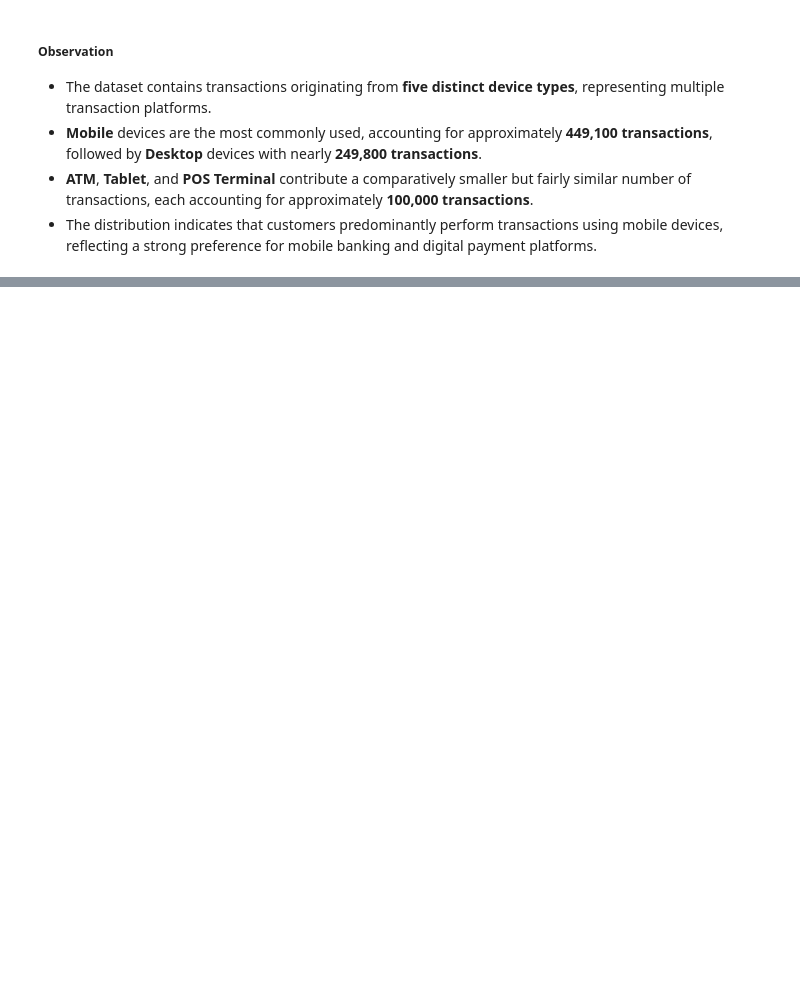
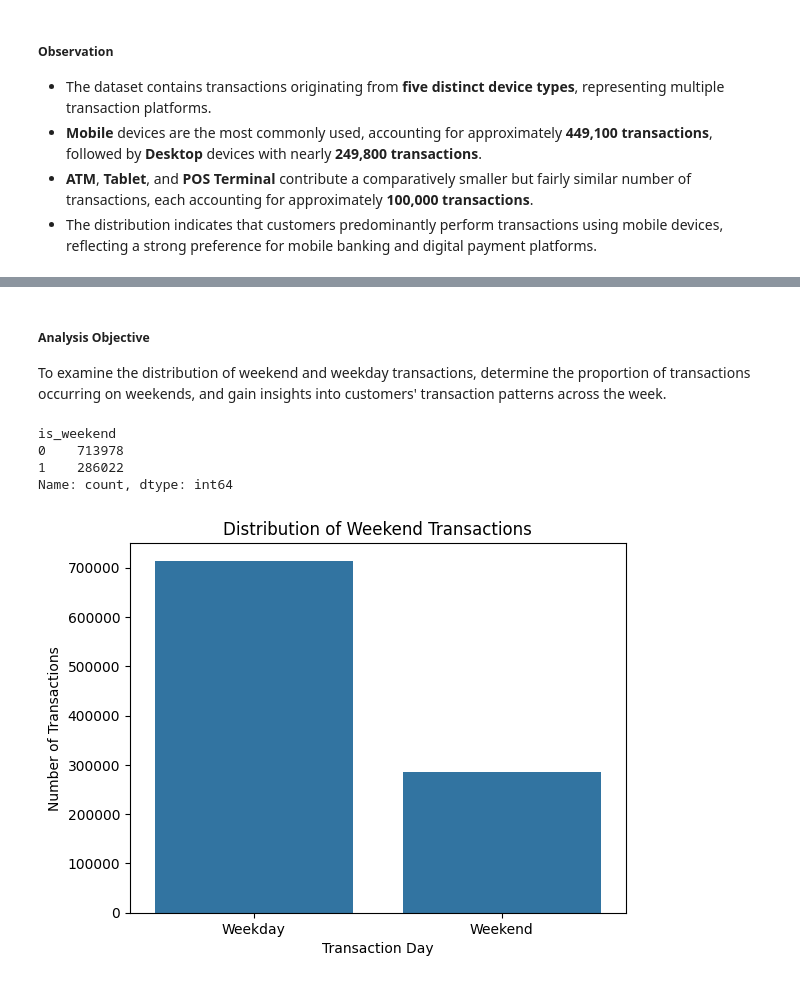
Before and after one commit to abhi-saurav-saroya/bank-fraud-eda, a Jupyter notebook: notebooks/02_exploratory_data_analysis.ipynb, the cells around one changed output, grey strips where cells are left out. Drawn from its saved outputs; the diff is of its cells as text; code cells hidden in the pictures; blank space fills up the shorter version.

```diff
--- a/notebooks/02_exploratory_data_analysis.ipynb
+++ b/notebooks/02_exploratory_data_analysis.ipynb
@@ -982,0 +1017,26 @@ plt.show()
+# %% [markdown]
+##### Analysis Objective
+
+To examine the distribution of weekend and weekday transactions, determine the proportion of transactions occurring on weekends, and gain insights into customers' transaction patterns across the week.
+# %%
+df["is_weekend"].value_counts()
+# %% [output]
+is_weekend
+0    713978
+1    286022
+Name: count, dtype: int64
+# %%
+sns.countplot(
+    data=df,
+    x="is_weekend"
+)
+
+plt.xticks(ticks=[0, 1], labels=["Weekday", "Weekend"])
+
+plt.title("Distribution of Weekend Transactions")
+plt.xlabel("Transaction Day")
+plt.ylabel("Number of Transactions")
+
+plt.show()
+# %% [output]
+[figure, added]
```
Also changed, not shown: parts of 6 cells of this notebook.
